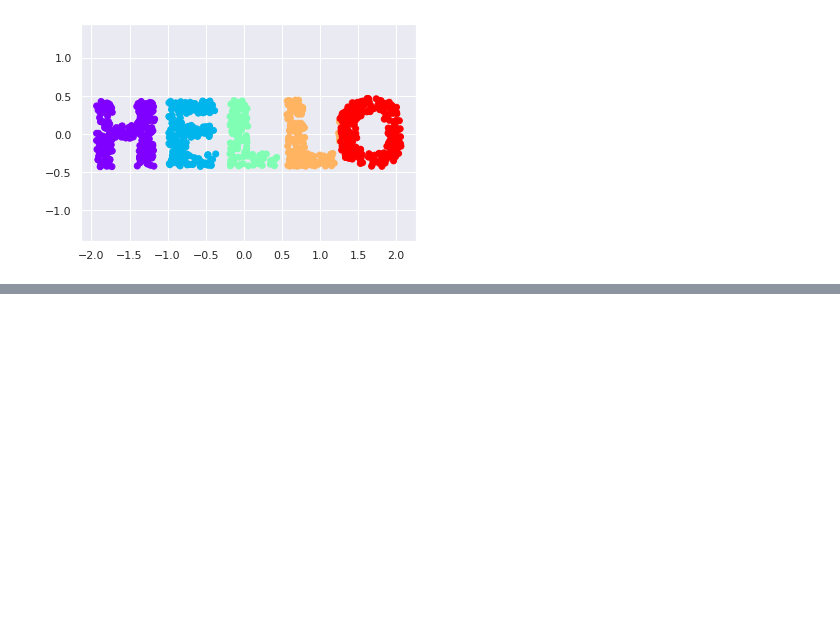
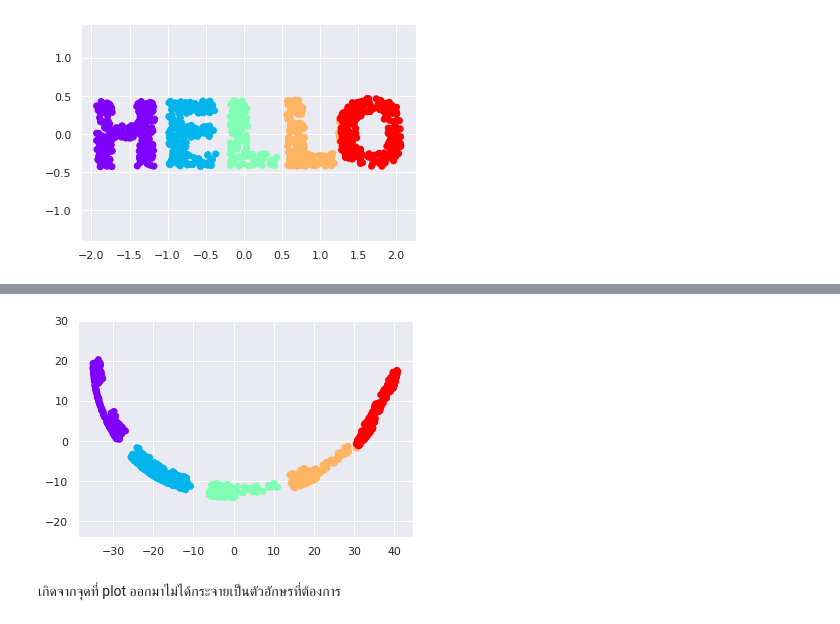
Before and after one commit to team0243/multivariate, a Jupyter notebook: Chapter_4_MDS.ipynb, the cells around one changed output, grey strips where cells are left out. Cells and saved outputs as stored; diff of their text form; code cells hidden in the pictures; blank space fills up the shorter version.

```diff
--- a/Chapter_4_MDS.ipynb
+++ b/Chapter_4_MDS.ipynb
@@ -268,0 +340,9 @@ plt.axis('equal');
+# %%
+model =PCA(n_components=2)
+out = model.fit_transform(D)
+plt.scatter(out[:, 0], out[:, 1], **colorize)
+plt.axis('equal');
+# %% [output]
+[figure, added]
+# %% [markdown]
+เกิดจากจุดที่ plot ออกมาไม่ได้กระจายเป็นตัวอักษรที่ต้องการ
```
Also changed, not shown: parts of 16 cells of this notebook.
